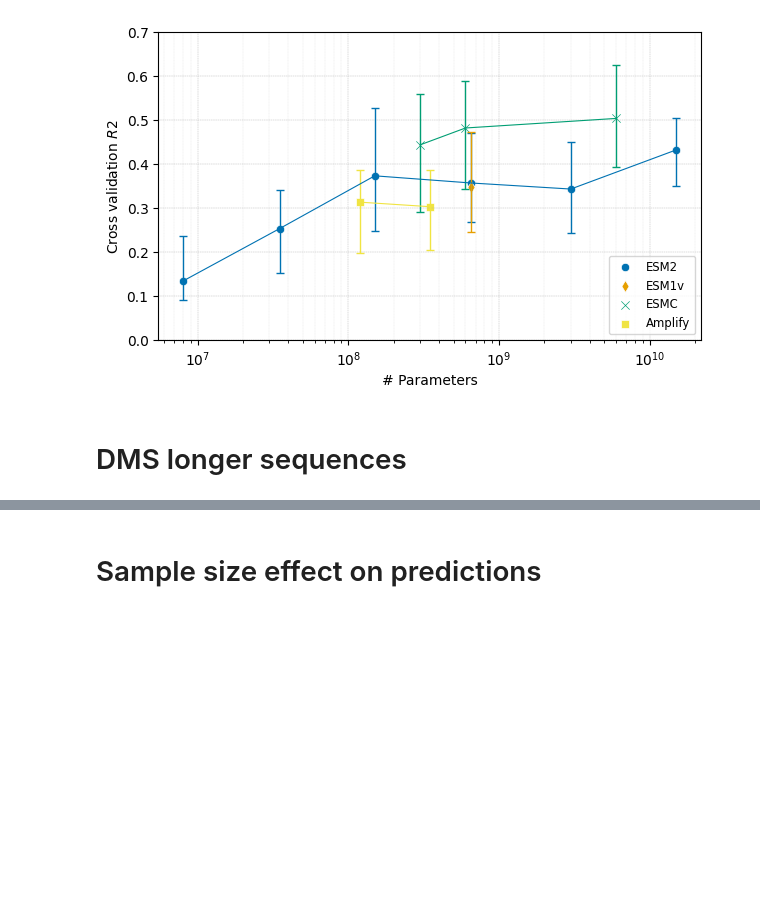
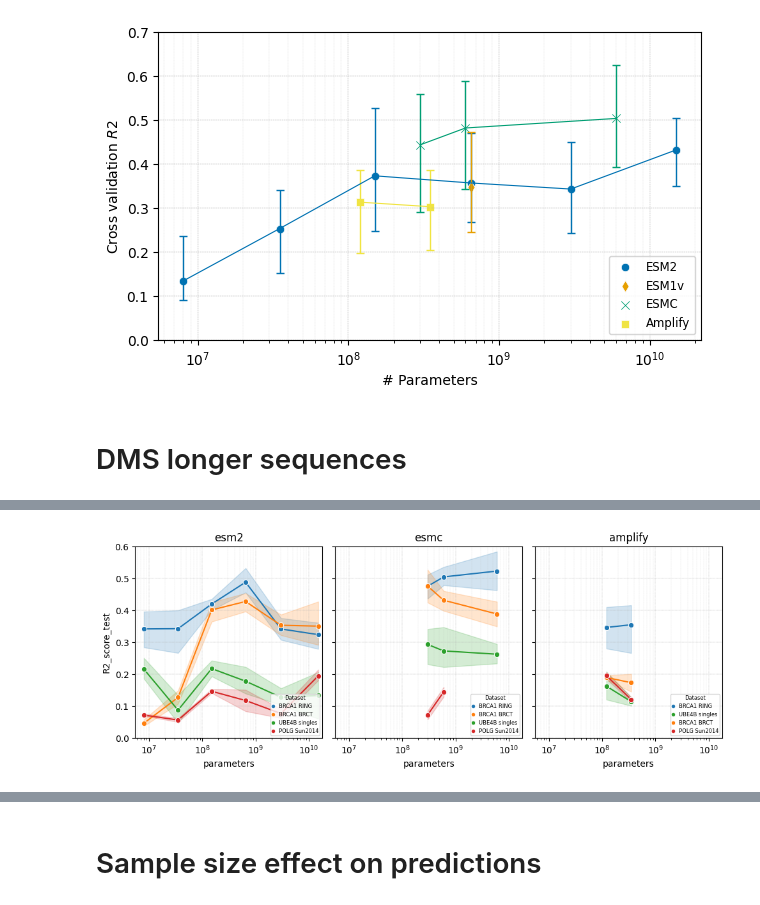
Before and after one commit to ziul-bio/SWAT, a Jupyter notebook: plot_results.ipynb, the cells around one changed output, grey strips where cells are left out. Saved outputs shown, nothing was run; the diff lists cells and outputs as text; code cells hidden in the pictures; blank space fills up the shorter version.

```diff
--- a/plot_results.ipynb
+++ b/plot_results.ipynb
@@ -556,3 +556,53 @@ quartiles_esm2
+# %%
+fig, axes = plt.subplots(1, 3, figsize=(10, 4), sharex=True, sharey=True)
+models = ['esm2', 'esmc', 'amplify']
+
+# Define custom colors for each Dataset_Name
+custom_palette = {
+    'BRCA1 RING': '#1f77b4',
+    'BRCA1 BRCT': '#ff7f0e',
+    'UBE4B singles': '#2ca02c',
+    'POLG Sun2014': '#d62728',
+}
+
+for col, model in enumerate(models):
+    ax = axes[col]  # Correct axis indexing
+
+    # Sort Dataset_Name by maximum R2_score_test
+    sorted_datasets = (
+        df_longer.query(f'Model == "{model}"')
+        .groupby('Dataset_Name')['R2_score_test']
+        .max()
+        .sort_values(ascending=False)
+        .index
+    )
+
+    # Apply the custom palette and sorted hue order
+    sns.lineplot(
+        data=df_longer.query(f'Model == "{model}"'),  # Use the current model
+        x='parameters',
+        y='R2_score_test',
+        marker='o',
+        hue='Dataset_Name',
+        palette=custom_palette,
+        hue_order=sorted_datasets,  # Use sorted hue order
+        ax=ax,
+    )
+
+    ax.set_title(model)
+    ax.set_xscale('log')
+    ax.set_xlim(0, 18000000000)
+    ax.set_ylim(0, 0.6)
+    ax.grid(True, linestyle='--', linewidth=0.3)
+    ax.legend(title='Dataset', loc='lower right', title_fontsize=6, fontsize=6, markerscale=0.8, handlelength=0.5, borderpad=0.2)
+    ax.grid(True, which='major', linestyle='--', linewidth=0.3)
+    ax.grid(True, which='minor', linestyle=':', linewidth=0.2)
+
+plt.tight_layout()
+plt.savefig('results/lassoCV/DMS/DMS_multi_model_longer_sequences_2.png', dpi=600, bbox_inches='tight')
+plt.show()
+# %% [output]
+[figure, added]
 # %%
 plt.figure(figsize=(7, 4))
 plt.title('DMS Datasets - Longer sequences')
```
Also changed, not shown: parts of 15 cells of this notebook, 2 other files.
